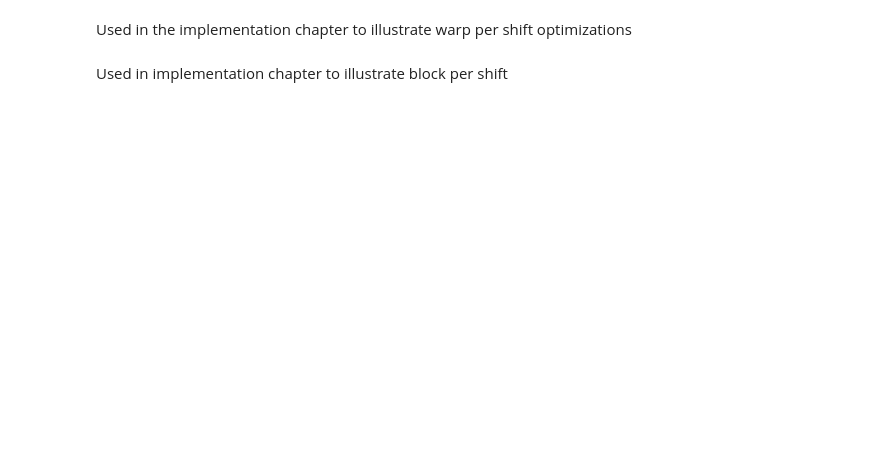
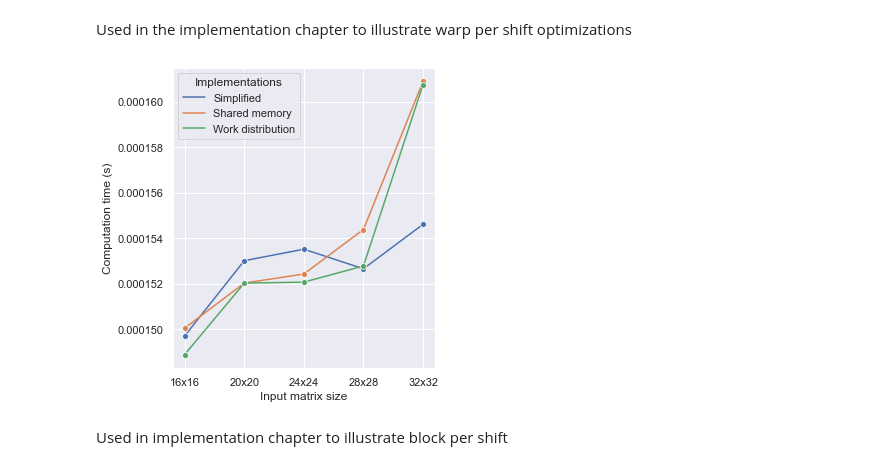
Before and after one commit to asmelko/cross-corr-jpdc, a Jupyter notebook: visualization/text_diagrams.ipynb, the cells around one changed output. Drawn from its saved outputs; the diff is of its cells as text; code cells hidden in the pictures; blank space fills up the shorter version.

```diff
--- a/visualization/text_diagrams.ipynb
+++ b/visualization/text_diagrams.ipynb
@@ -19,34 +19,39 @@ presentable_names = {
     "per_warp_work_dist": "Work distribution"
 }
 
-benchmark = Benchmark.load(Path.cwd().parent / "benchmarking" / "text" / "BlockPerShift")
+benchmark = Benchmark.load(Path.cwd().parent / "benchmarking" / "text" / "block_per_shift")
 
 data = pd.concat([run.data for run in benchmark.groups["one_to_one"].runs], axis=0, ignore_index=True)
 
 data = data[(data["Name"] != "per_block") & (data["Name"] != "orig")]
 data = data[data["Input matrix rows"] <= 32]
 
 grouped = data.groupby(["Name", "Args", "Input matrix rows"])
 compute_times = grouped["Computation"].mean() / 1e9
 compute_times.name = "Compute time"
 results = compute_times.reset_index().sort_values("Compute time")
 
 alg_mins = results.groupby(["Name", "Input matrix rows"])["Compute time"].min().to_frame("Compute time")
 
 alg_mins = alg_mins.reset_index()
 alg_mins["Implementations"] = alg_mins["Name"].map(presentable_names)
 
 sns.set(rc={'figure.figsize': (5, 5)})
 fig, ax = plt.subplots()
 
 ax = sns.lineplot(data=alg_mins, x="Input matrix rows", y="Compute time", hue="Implementations", marker='o', ax=ax)
+
+ax.set_xticks(alg_mins["Input matrix rows"].unique())
 ticks = ax.get_xticks()
 ticks = [f"{int(num_rows)}x{int(num_rows)}" for num_rows in ticks]
+
 ax.set_xticklabels(ticks)
 ax.set_xlabel("Input matrix size")
 ax.set_ylabel("Computation time (s)")
 fig.tight_layout()
 fig.savefig("warp_per_shift_work_dist_local_results.svg", format="svg")
+# %% [output]
+[figure, added]
 # %% [markdown]
 Used in implementation chapter to illustrate block per shift
 # %%
```
Also changed, not shown: parts of 62 cells of this notebook, 24 other files.
